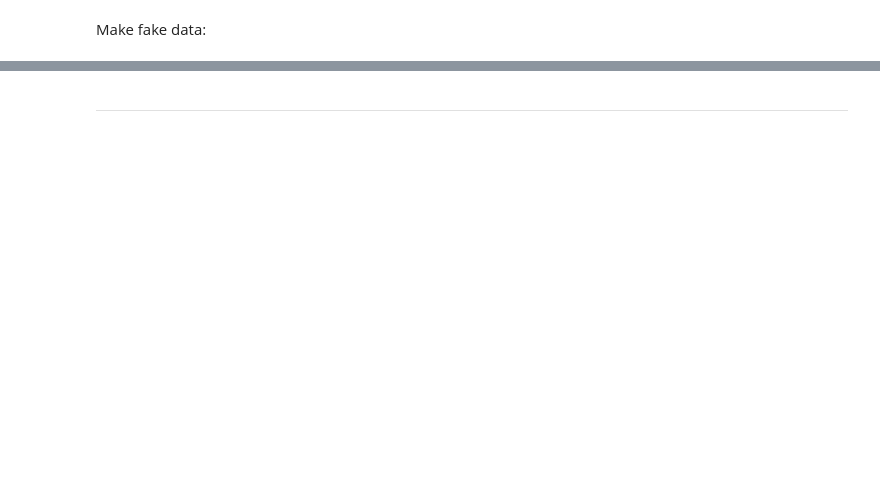
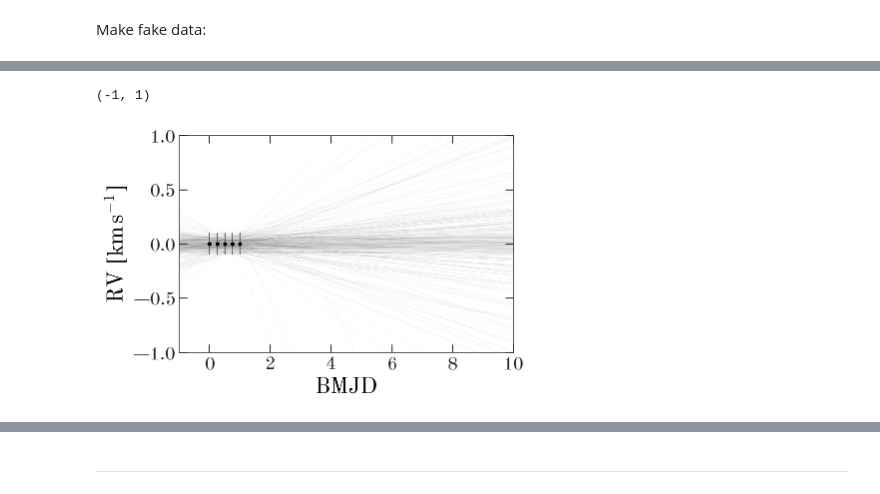
Before and after one commit to adrn/TheSimplestJoker, a Jupyter notebook: ConstCosSin-model.ipynb, the cells around one changed output, grey strips where cells are left out. Cells and saved outputs as stored; diff of their text form; code cells hidden in the pictures; blank space fills up the shorter version.

```diff
--- a/ConstCosSin-model.ipynb
+++ b/ConstCosSin-model.ipynb
@@ -20,12 +15,12 @@ TheJoker()
 P_lim = [1e0, 1e5]
 nsamples = 16384  # number of samples of the nonlinear parameter
 
-Vdiag = np.array([1e3, 1e3]) ** 2
+Vdiag = np.array([1e2, 1e2]) ** 2
 V = np.diag(Vdiag)
 
 pars = JokerParams(P_min=P_lim[0]*u.day, P_max=P_lim[1]*u.day,
                    linear_par_Vinv=np.diag(1/Vdiag))
-joker = TheJoker(pars)
+joker = TheJoker(pars, random_state=np.random.RandomState(42))
 # %%
 prior_samples = joker.sample_prior(size=nsamples)
 prior_samples['e'] = np.zeros(len(prior_samples))
@@ -80,13 +77,11 @@ def get_aA_bB(M, y, C, mu, V):
     return a, A, b, B
 # %%
 lls = np.zeros(nsamples)
-# lls_hogg = np.zeros(nsamples)
-samples = np.zeros((nsamples, M.shape[-1]))
+linear_samples = np.zeros((nsamples, M.shape[-1]))
 for i in range(nsamples):
-    varK = (P_samples[i] / 1.)**(-2/3) * 45**2
-#     V = np.diag([1e2**2, varK, varK])
-    a, A, b, B = get_aA_bB(M[i], y, C, mu_th, V)
-    lls[i] = multivariate_normal.logpdf(y, mean=a, cov=A)
-    # s, logdetA = np.linalg.slogdet(2. * np.pi * A)
-    # lls_hogg[i] = -0.5 * (y - a).dot(np.linalg.solve(A, (y - a))) - 0.5 * logdetA
-    samples[i] = np.random.multivariate_normal(b, B)
+    # varK = (P_samples[i] / 1.)**(-2/3) * 45**2
+    # VV = np.diag([1e3**2, varK])
+    VV = V
+    a, A, b, B = get_aA_bB(M[i], y, C, mu_th, VV)
+    lls[i] = multivariate_normal.logpdf(y, mean=b, cov=B)
+    linear_samples[i] = np.random.multivariate_normal(a, A)
@@ -109 +102,9 @@ good_samples_mask.sum()
+# %%
+_ = plot_rv_curves(samples[good_samples_mask][:256],
+                   data=data,
+                   t_grid=np.linspace(-1, 10, 1024))
+plt.ylim(-1, 1)
+# %% [output]
+(-1, 1)
+[figure, added]
 # %%
```
Also changed, not shown: parts of 22 cells of this notebook.
